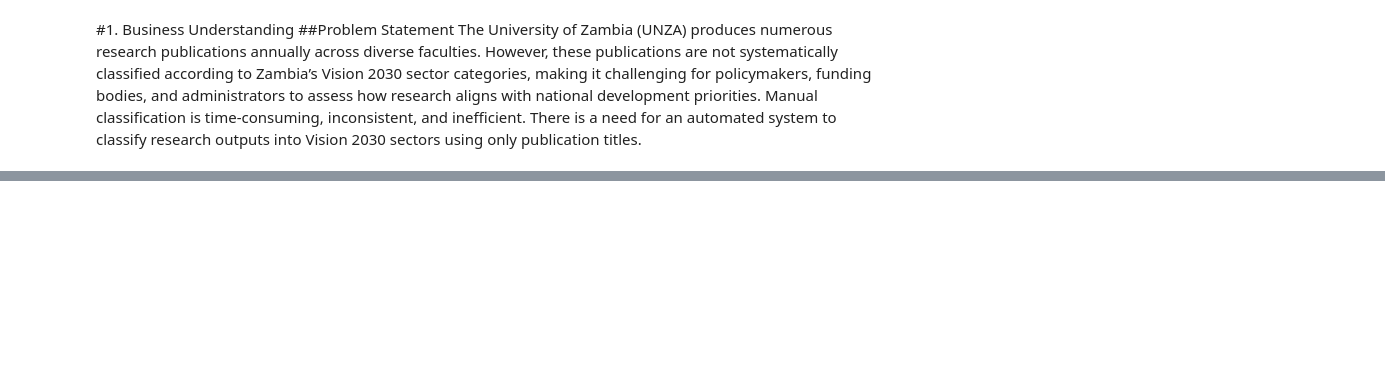
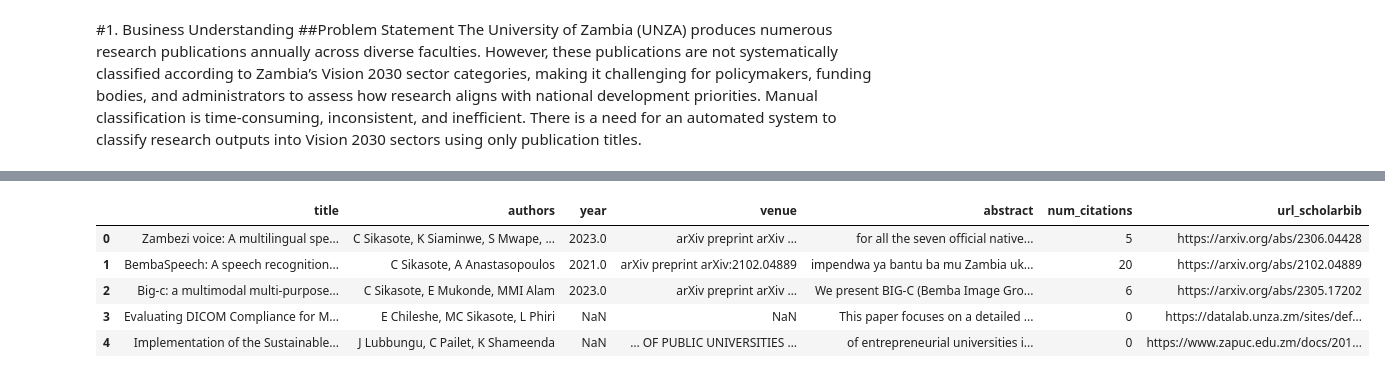
Before and after one commit to Li-DavidM/Li-DavidM, a Jupyter notebook: Classification_of_unza_faculty_research_interests.ipynb, the cells around one changed output, grey strips where cells are left out. Cells and saved outputs as stored; diff of their text form; code cells hidden in the pictures; blank space fills up the shorter version.

```diff
--- a/Classification_of_unza_faculty_research_interests.ipynb
+++ b/Classification_of_unza_faculty_research_interests.ipynb
@@ -14,0 +53,9 @@ Success in real-world terms means stakeholders can easily retrieve research outp
+# %%
+pub_details.head()
+# %% [output]
+|  | title | authors | year | venue | abstract | num_citations | url_scholarbib |
+| 0 | Zambezi voice: A multilingual spe... | C Sikasote, K Siaminwe, S Mwape, ... | 2023.0 | arXiv preprint arXiv … | for all the seven official native... | 5 | https://arxiv.org/abs/2306.04428 |
+| 1 | BembaSpeech: A speech recognition... | C Sikasote, A Anastasopoulos | 2021.0 | arXiv preprint arXiv:2102.04889 | impendwa ya bantu ba mu Zambia uk... | 20 | https://arxiv.org/abs/2102.04889 |
+| 2 | Big-c: a multimodal multi-purpose... | C Sikasote, E Mukonde, MMI Alam | 2023.0 | arXiv preprint arXiv … | We present BIG-C (Bemba Image Gro... | 6 | https://arxiv.org/abs/2305.17202 |
+| 3 | Evaluating DICOM Compliance for M... | E Chileshe, MC Sikasote, L Phiri | NaN | NaN | This paper focuses on a detailed ... | 0 | https://datalab.unza.zm/sites/def... |
+| 4 | Implementation of the Sustainable... | J Lubbungu, C Pailet, K Shameenda | NaN | … OF PUBLIC UNIVERSITIES … | of entrepreneurial universities i... | 0 | https://www.zapuc.edu.zm/docs/201... |
```
Also changed, not shown: parts of 20 cells of this notebook.
